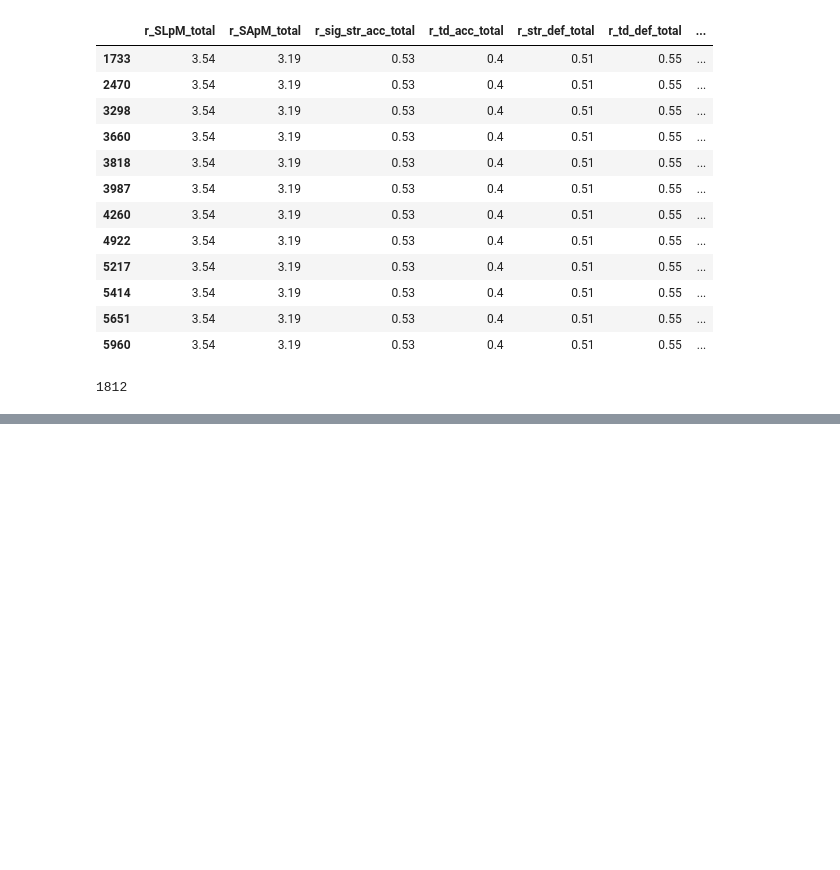
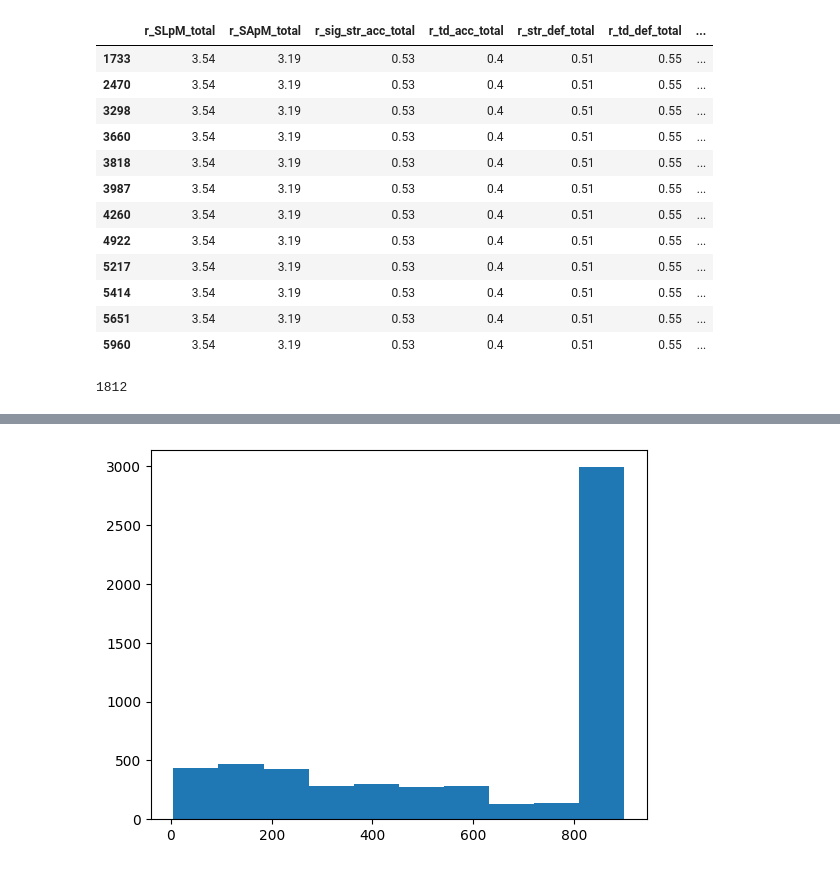
Before and after one commit to rishabkolan/Predicting-the-amount-of-time-a-UFC-fight-lasts, a Jupyter notebook: main.ipynb, the cells around one changed output, grey strips where cells are left out. Saved outputs shown, nothing was run; the diff lists cells and outputs as text; code cells hidden in the pictures; blank space fills up the shorter version.

```diff
--- a/main.ipynb
+++ b/main.ipynb
@@ -251,0 +413,3 @@ memory usage: 9.8 KB
+# %%
+red_totals = red_totals + ['r_finish_rate']
+blue_totals = blue_totals + ['b_finish_rate']
@@ -251,0 +487,7 @@ memory usage: 9.8 KB
+# %%
+#skewed distribution might be impacting model performance
+
+plt.hist(three_rnd_X['target'])
+plt.show()
+# %% [output]
+[figure, added]
```
Also changed, not shown: parts of 37 cells of this notebook.
